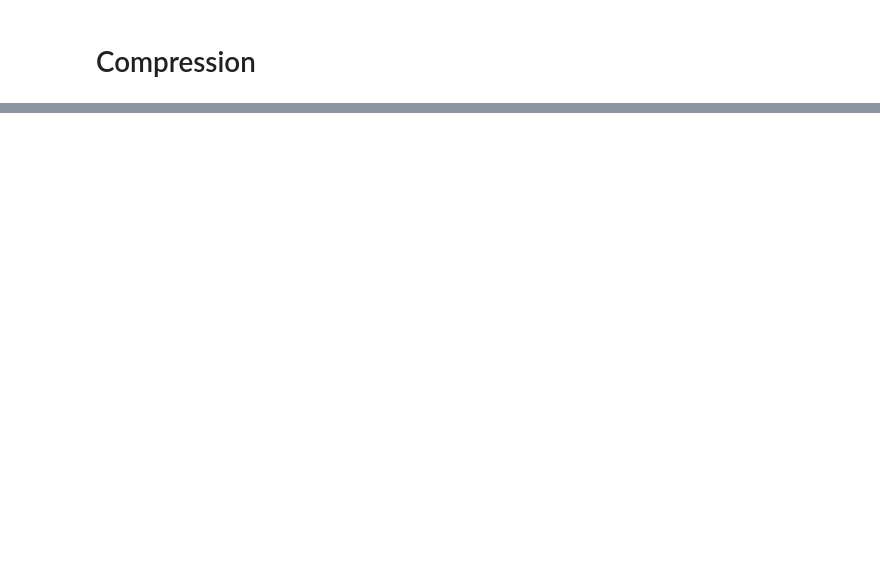
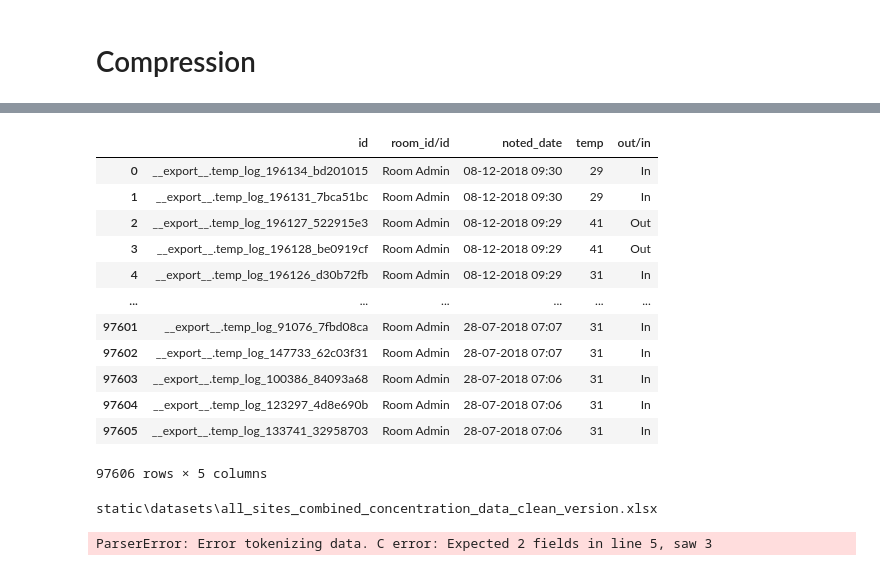
Before and after one commit to mandranela/ihate2fa, a Jupyter notebook: dev/example.ipynb, the cells around one changed output, grey strips where cells are left out. Drawn from its saved outputs; the diff is of its cells as text; code cells hidden in the pictures; blank space fills up the shorter version.

```diff
--- a/dev/example.ipynb
+++ b/dev/example.ipynb
@@ -441,0 +717,25 @@ for m in msg:
+# %%
+pd.read_csv("static\\datasets\\iot_temp.csv")
+# %% [output]
+|  | id | room_id/id | noted_date | temp | out/in |
+| 0 | __export__.temp_log_196134_bd201015 | Room Admin | 08-12-2018 09:30 | 29 | In |
+| 1 | __export__.temp_log_196131_7bca51bc | Room Admin | 08-12-2018 09:30 | 29 | In |
+| 2 | __export__.temp_log_196127_522915e3 | Room Admin | 08-12-2018 09:29 | 41 | Out |
+| 3 | __export__.temp_log_196128_be0919cf | Room Admin | 08-12-2018 09:29 | 41 | Out |
+| 4 | __export__.temp_log_196126_d30b72fb | Room Admin | 08-12-2018 09:29 | 31 | In |
+| ... | ... | ... | ... | ... | ... |
+| 97601 | __export__.temp_log_91076_7fbd08ca | Room Admin | 28-07-2018 07:07 | 31 | In |
+| 97602 | __export__.temp_log_147733_62c03f31 | Room Admin | 28-07-2018 07:07 | 31 | In |
+| 97603 | __export__.temp_log_100386_84093a68 | Room Admin | 28-07-2018 07:06 | 31 | In |
+| 97604 | __export__.temp_log_123297_4d8e690b | Room Admin | 28-07-2018 07:06 | 31 | In |
+| 97605 | __export__.temp_log_133741_32958703 | Room Admin | 28-07-2018 07:06 | 31 | In |
+97606 rows × 5 columns
+# %%
+# dfs = [pd.read_csv(df_path) for df_path in df_paths]
+dfs = []
+for df_path in df_paths:
+    print(df_path)
+    dfs.append(pd.read_csv(df_path, encoding="utf-8"))
+# %% [output]
+static\datasets\all_sites_combined_concentration_data_clean_version.xlsx
+ParserError: Error tokenizing data. C error: Expected 2 fields in line 5, saw 3
```
Also changed, not shown: parts of 73 cells of this notebook, 21 other files.
